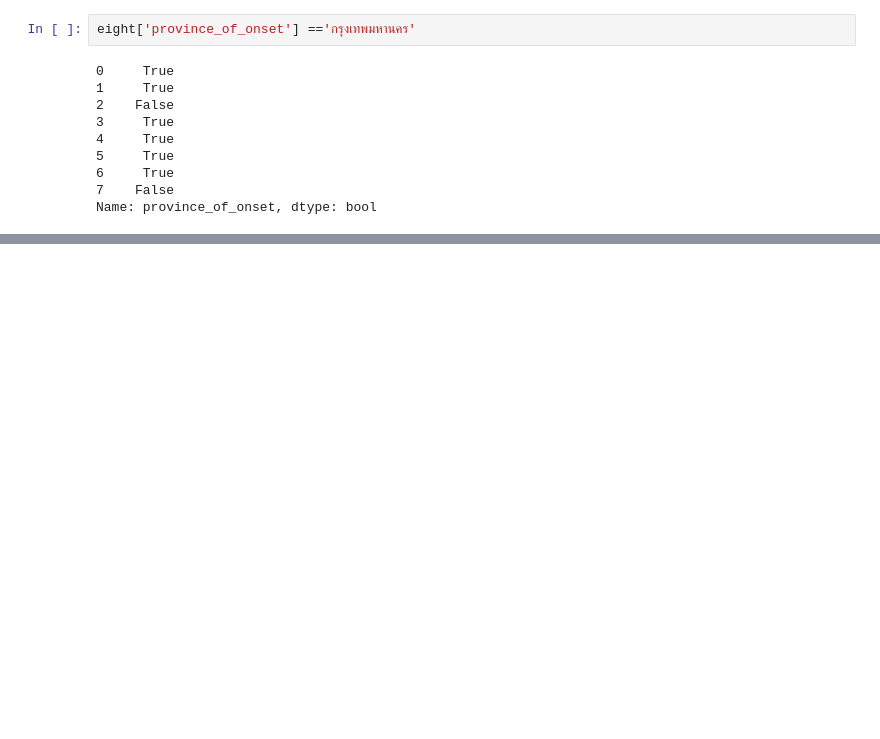
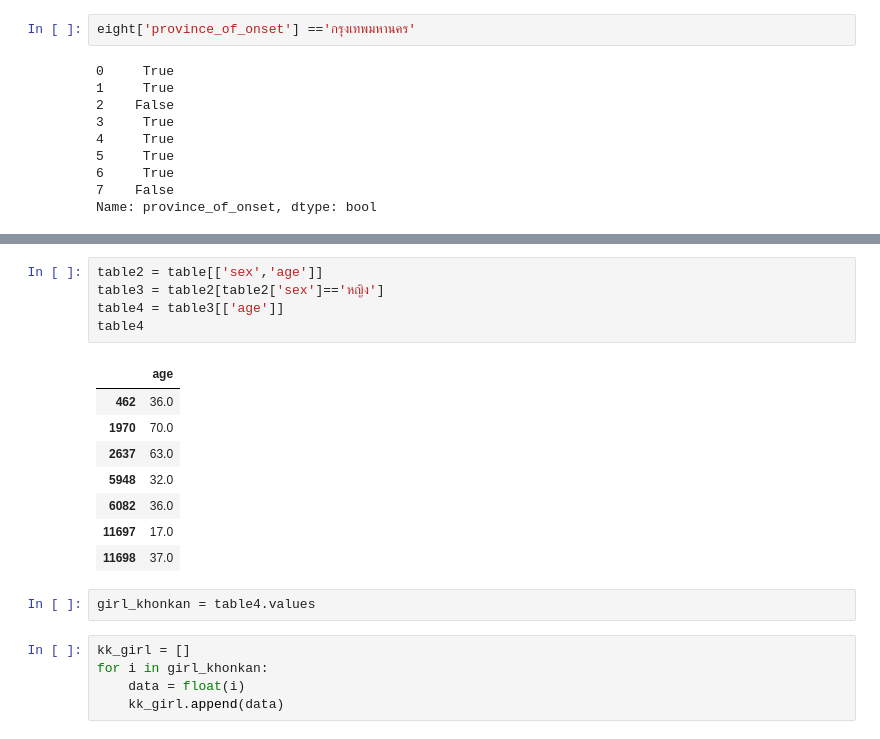
Before and after one commit to thanadolch/data_viz, a Jupyter notebook: panda101.ipynb, the cells around one changed output, grey strips where cells are left out. Saved outputs shown, nothing was run; the diff lists cells and outputs as text; blank space fills up the shorter version.

```diff
--- a/panda101.ipynb
+++ b/panda101.ipynb
@@ -194,0 +225,21 @@ ValueError: ignored
+# %%
+table2 = table[['sex','age']]
+table3 = table2[table2['sex']=='หญิง']
+table4 = table3[['age']]
+table4
+# %% [output]
+|  | age |
+| 462 | 36.0 |
+| 1970 | 70.0 |
+| 2637 | 63.0 |
+| 5948 | 32.0 |
+| 6082 | 36.0 |
+| 11697 | 17.0 |
+| 11698 | 37.0 |
+# %%
+girl_khonkan = table4.values
+# %%
+kk_girl = []
+for i in girl_khonkan:
+    data = float(i)
+    kk_girl.append(data)
```
Also changed, not shown: parts of 20 cells of this notebook.
